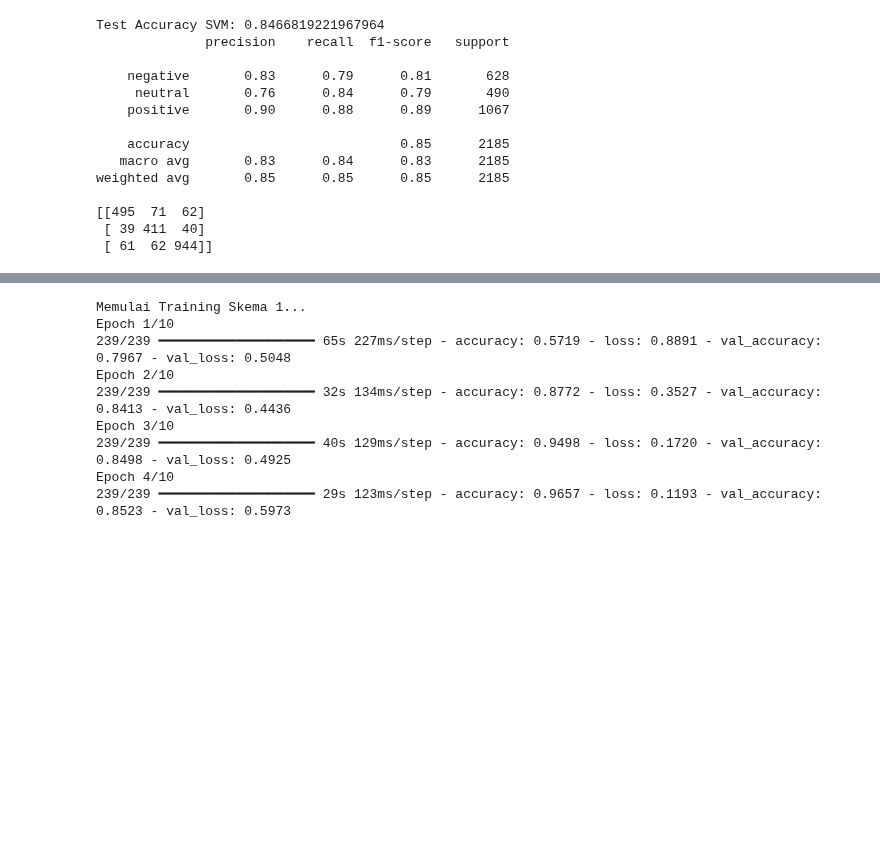
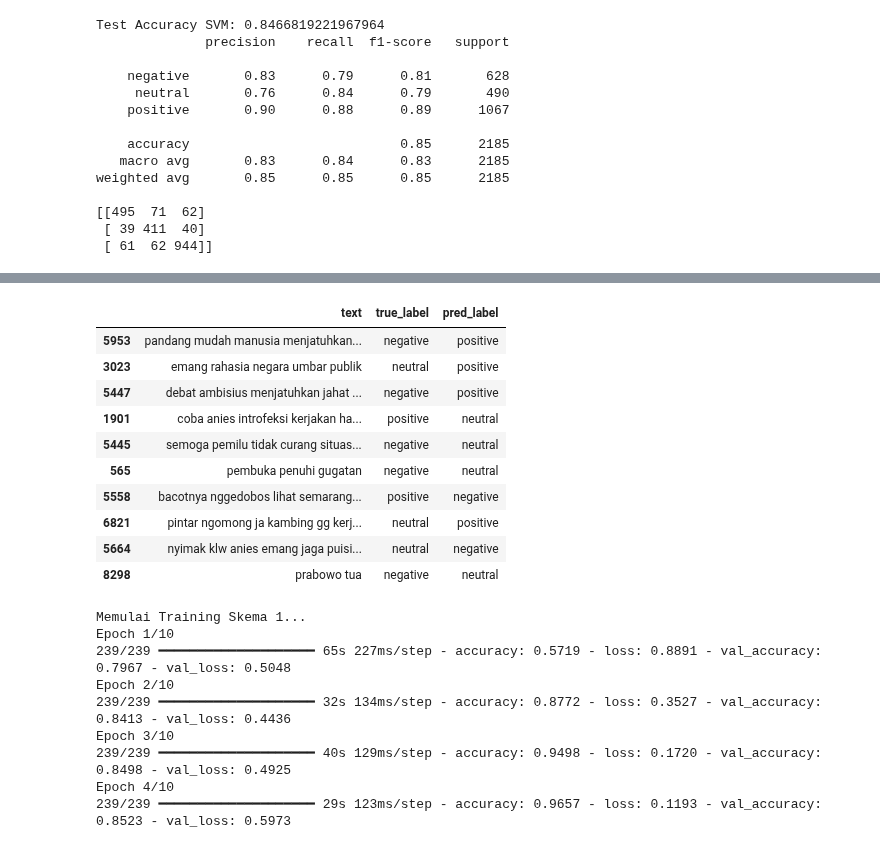
Before and after one commit to rfaoktvian/AnalisisSentimenDebatCapres2024, a Jupyter notebook: Analisis_sentimen_debat_capres2024.ipynb, the cells around one changed output, grey strips where cells are left out. Saved outputs shown, nothing was run; the diff lists cells and outputs as text; code cells hidden in the pictures; blank space fills up the shorter version.

Commit message:
add error analysis

```diff
--- a/Analisis_sentimen_debat_capres2024.ipynb
+++ b/Analisis_sentimen_debat_capres2024.ipynb
@@ -451,3 +451,12 @@ weighted avg       0.85      0.85      0.85      2185
 [[495  71  62]
  [ 39 411  40]
  [ 61  62 944]]
+# %%
+# Error Analysis
+error_df = pd.DataFrame({
+    "text": X_test_ml,
+    "true_label": y_test_ml,
+    "pred_label": y_pred_svm
+})
+
+error_df.head()
@@ -454,3 +470,21 @@ weighted avg       0.85      0.85      0.85      2185
+# %%
+wrong_predictions = error_df[
+    error_df["true_label"] != error_df["pred_label"]
+]
+
+wrong_predictions.head(10)
+# %% [output]
+|  | text | true_label | pred_label |
+| 5953 | pandang mudah manusia menjatuhkan... | negative | positive |
+| 3023 | emang rahasia negara umbar publik | neutral | positive |
+| 5447 | debat ambisius menjatuhkan jahat ... | negative | positive |
+| 1901 | coba anies introfeksi kerjakan ha... | positive | neutral |
+| 5445 | semoga pemilu tidak curang situas... | negative | neutral |
+| 565 | pembuka penuhi gugatan | negative | neutral |
+| 5558 | bacotnya nggedobos lihat semarang... | positive | negative |
+| 6821 | pintar ngomong ja kambing gg kerj... | neutral | positive |
+| 5664 | nyimak klw anies emang jaga puisi... | neutral | negative |
+| 8298 | prabowo tua | negative | neutral |
 # %%
 # 1. Mengubah Label ke Angka (Negative:0, Neutral:1, Positive:2)
 le = LabelEncoder()
```
Also changed, not shown: parts of 1 cell of this notebook.
